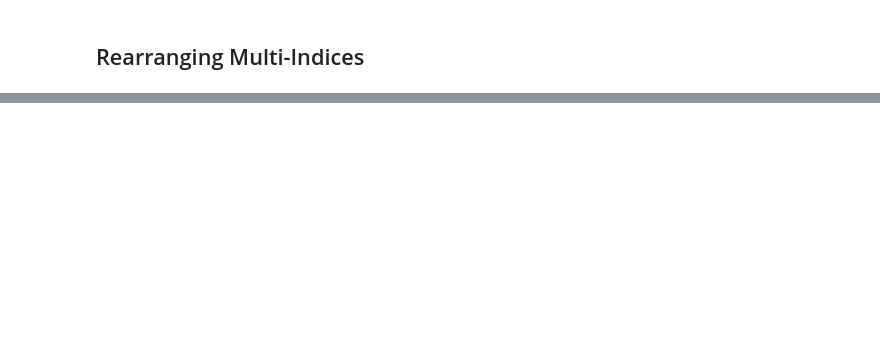
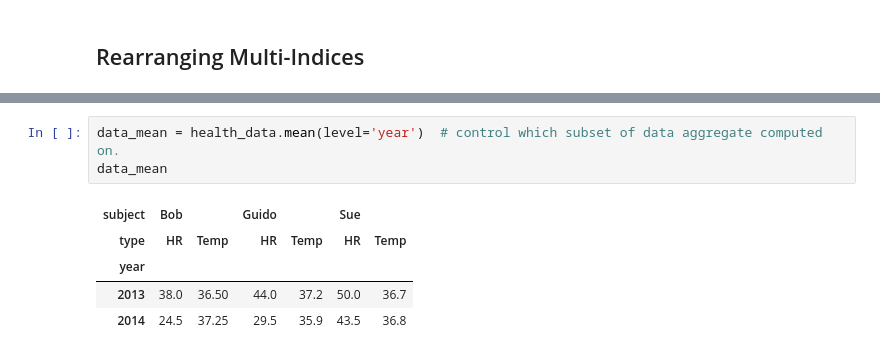
Before and after one commit to e2718281/python_datascience_handbook, a Jupyter notebook: pandas.ipynb, the cells around one changed output, grey strips where cells are left out. Saved outputs shown, nothing was run; the diff lists cells and outputs as text; blank space fills up the shorter version.

```diff
--- a/pandas.ipynb
+++ b/pandas.ipynb
@@ -921,0 +1024,9 @@ health_data.loc[idx[:,1], idx[:, 'HR']]  # selecting a subset of each DataFrame
+# %%
+data_mean = health_data.mean(level='year')  # control which subset of data aggregate computed on.
+data_mean
+# %% [output]
+| subject | Bob |  | Guido |  | Sue |  |
+| type | HR | Temp | HR | Temp | HR | Temp |
+| year |  |  |  |  |  |  |
+| 2013 | 38.0 | 36.50 | 44.0 | 37.2 | 50.0 | 36.7 |
+| 2014 | 24.5 | 37.25 | 29.5 | 35.9 | 43.5 | 36.8 |
```
Also changed, not shown: parts of 46 cells of this notebook.
